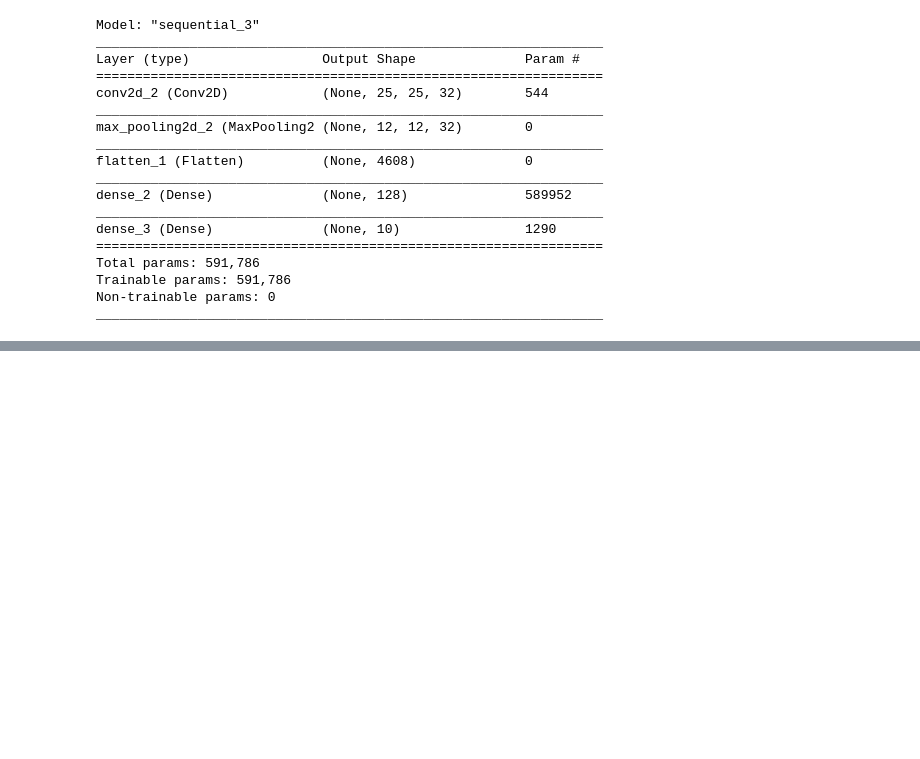
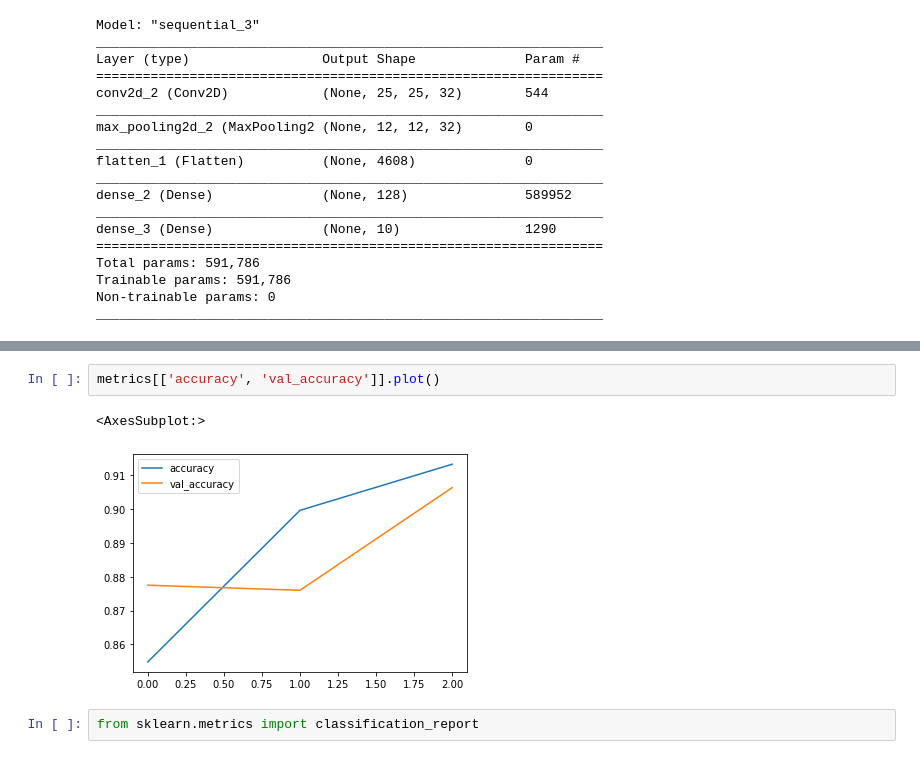
Before and after one commit to theprakharjain/CNN-on-Fashion_MNIST, a Jupyter notebook: fashion_mnist.ipynb, the cells around one changed output, grey strips where cells are left out. Cells and saved outputs as stored; diff of their text form; blank space fills up the shorter version.

```diff
--- a/fashion_mnist.ipynb
+++ b/fashion_mnist.ipynb
@@ -92,0 +114,7 @@ model.fit(x_train, y_cat_train, validation_data=(x_test, y_cat_test), epochs=3)
+# %%
+metrics[['accuracy', 'val_accuracy']].plot()
+# %% [output]
+<AxesSubplot:>
+[figure, added]
+# %%
+from sklearn.metrics import classification_report
```
Also changed, not shown: parts of 7 cells of this notebook.
